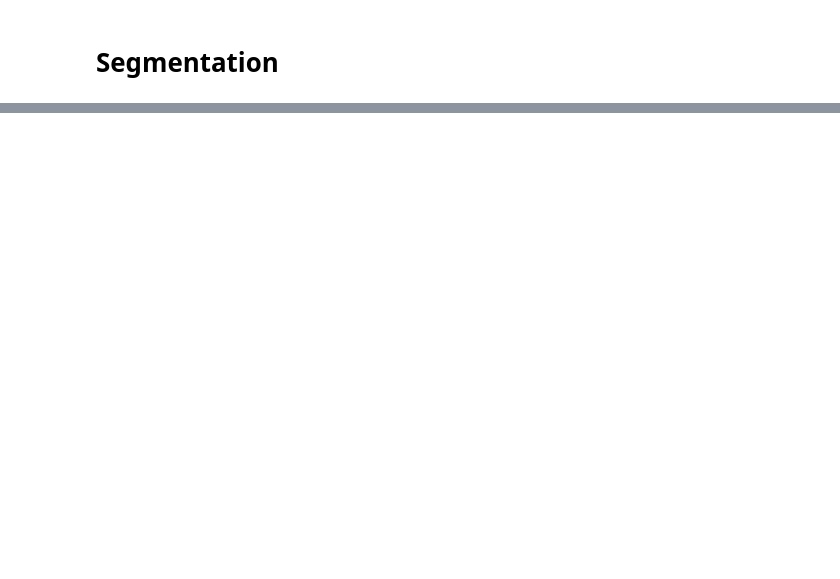
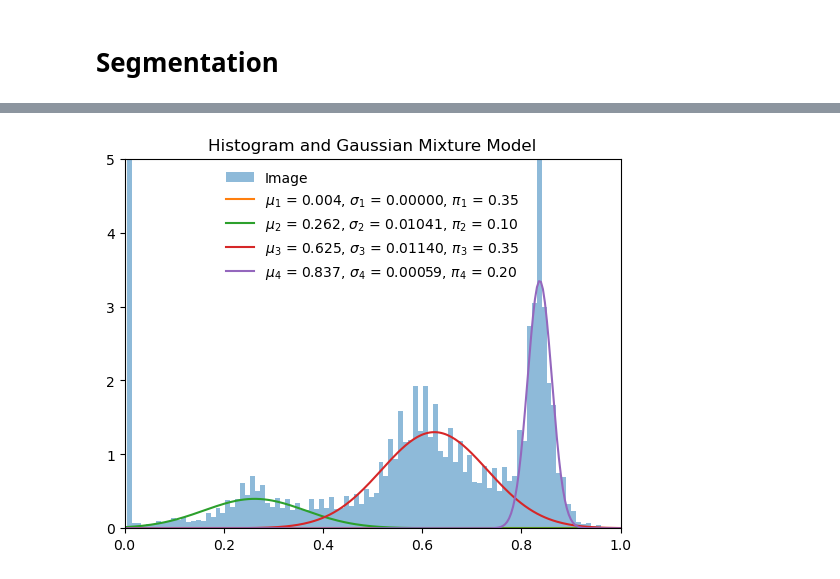
Before and after one commit to joelwallberg/EM-segmentation, a Jupyter notebook: segmentation.ipynb, the cells around one changed output, grey strips where cells are left out. Drawn from its saved outputs; the diff is of its cells as text; code cells hidden in the pictures; blank space fills up the shorter version.

Commit message:
updated plot

```diff
--- a/segmentation.ipynb
+++ b/segmentation.ipynb
@@ -210,6 +210,6 @@ def EM(x, C, tol=1e-6):
 
 
 img_flat = img.reshape((img.shape[0]*img.shape[1], 1)) / img.max()
-C = 5
+C = 4
 P, mu, Sigma, pis = EM(img_flat, C=C)
 # %% [output]
@@ -276,11 +272,12 @@ Sigmas = [Sigma.flatten()[i] for i in order]
 piss = [pis.flatten()[i] for i in order]
 
 fig, ax = plt.subplots(1,1)
-ax.hist(img.flatten()/img.max(), density=True, bins=100, label='Image')
+ax.hist(img.flatten()/img.max(), density=True, bins=100, label='Image', alpha=0.5)
 for i,(m, sigma, pi) in enumerate(zip(mus, Sigmas, piss),1):
-    fit = pi*sc.stats.norm.pdf(x, m, sigma)
+    fit = pi * sc.stats.multivariate_normal.pdf(x, mean=m, cov=sigma)
     ax.plot(x, fit, label=f'$\mu_{i}$ = {float(m):.3f}, $\sigma_{i}$ = {float(sigma):.5f}, $\pi_{i}$ = {pi:.2f}')
-plt.xlim([.1,1])
+plt.xlim([0.,1])
+plt.ylim([0, 5])
 plt.title('Histogram and Gaussian Mixture Model')
 plt.legend(loc='best', frameon=False)
 plt.show()
@@ -289,0 +285 @@ plt.show()
+[figure, added]
```
Also changed, not shown: parts of 5 cells of this notebook.
